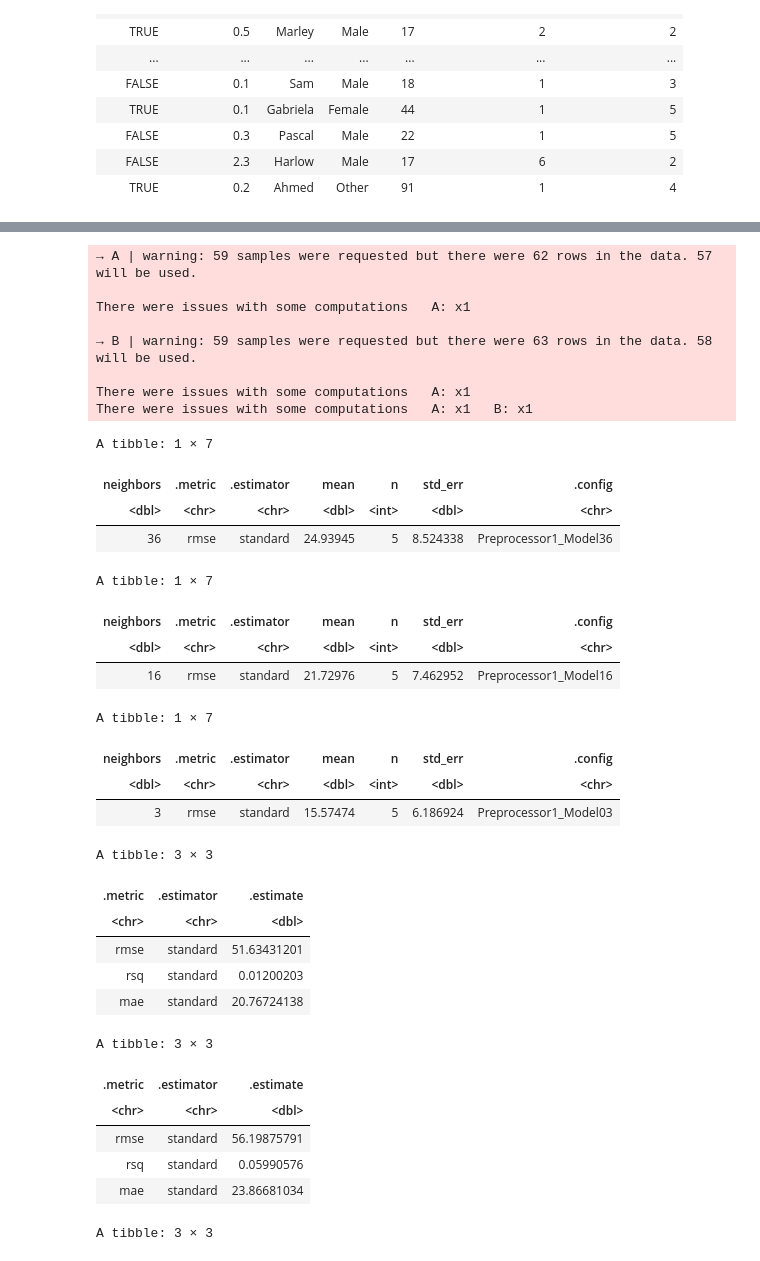
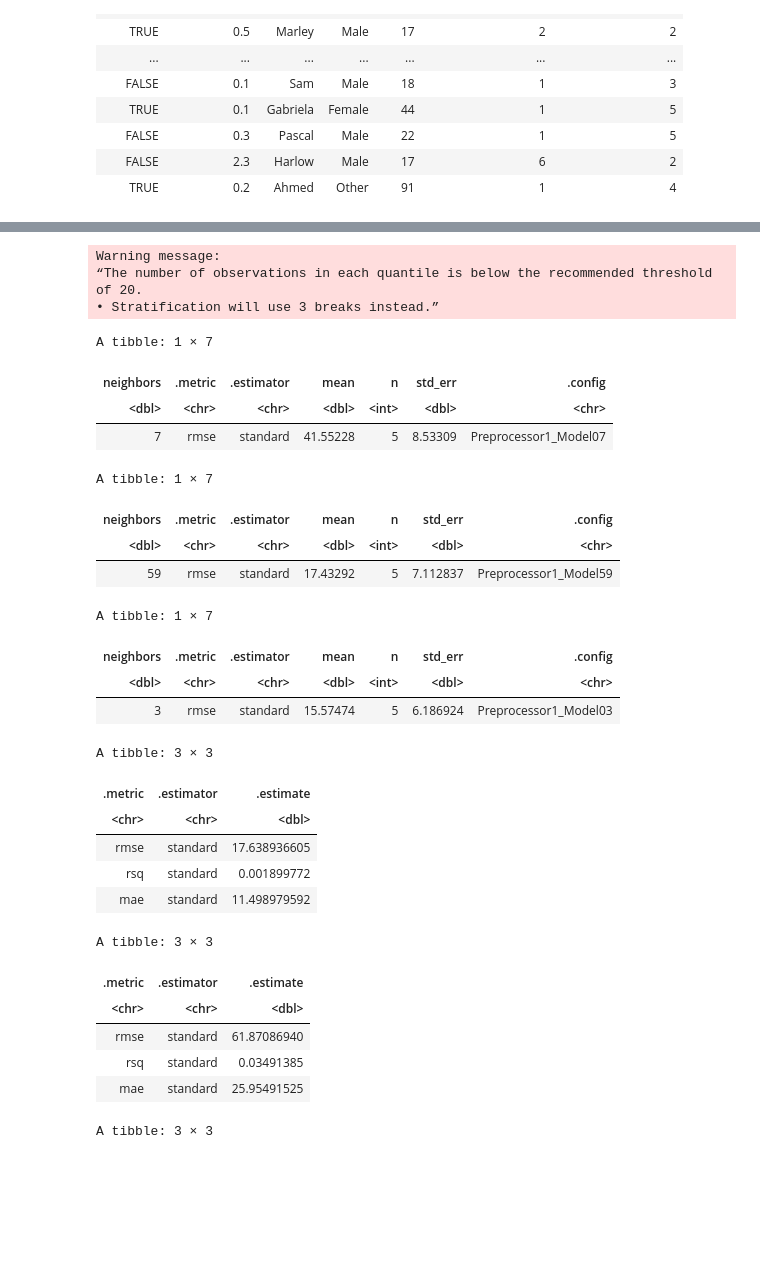
Before and after one commit to harpreeto6/Data_Science_Project, a Jupyter notebook: Minecraft_Analysis.ipynb, the cells around one changed output, grey strips where cells are left out. Saved outputs shown, nothing was run; the diff lists cells and outputs as text; code cells hidden in the pictures; blank space fills up the shorter version.

```diff
--- a/Minecraft_Analysis.ipynb
+++ b/Minecraft_Analysis.ipynb
@@ -168,10 +179,12 @@ Warning message:
 # %%
-merged_final_no_outliers <- merged_final |>
-                            filter(age < 89)
+merged_final <- ungroup(merged_final)
 
 merged_final <- merged_final |>
                             mutate(experience_numeric = as.numeric(experience_numeric))
 
+merged_final_no_outliers <- merged_final |>
+                            filter(age < 30, age>5)
+merged_final_no_outliers
 merged_final_age_split <- initial_split(merged_final_no_outliers, prop = .75, strata = age)
 hours_age_training <- training(merged_final_age_split)
 hours_age_testing <- testing(merged_final_age_split)
@@ -190,45 +223,40 @@ hours_sessions_testing <- testing(hours_sessions_split)
 # %%
 
 
-gridvals <- tibble(neighbors = seq(from = 1, to = 59, by = 1))
+gridvals <- tibble(neighbors = seq(from = 1, to = 20, by = 1))
 
 tune_spec <- nearest_neighbor(weight_func = "rectangular", neighbors = tune()) |>
       set_engine("kknn") |>
       set_mode("regression")
 
 # Tuning the model for predicting played_hours from age to find best k
 hours_age_vfold <- vfold_cv(hours_age_training,v = 5, strata = age)
 
 hours_age_recipe <- recipe(played_hours ~ age, data = hours_age_training) |>
       step_scale(all_predictors()) |>
       step_center(all_predictors())
 
 hours_age_workflow <- workflow() |>
                     add_recipe(hours_age_recipe) |>
                     add_model(tune_spec)
 
 hours_age_results <- hours_age_workflow |>
                     tune_grid(resamples = hours_age_vfold, grid = gridvals) |>
                     collect_metrics()
 
 hours_age_min <- hours_age_results |>
    filter(.metric == "rmse") |>
    slice_min(mean,n= 1)
 
 hours_age_min
 # %% [output]
-→ A | warning: 59 samples were requested but there were 62 rows in the data. 57 will be used.
-
-There were issues with some computations   A: x1
-
-→ B | warning: 59 samples were requested but there were 63 rows in the data. 58 will be used.
-
-There were issues with some computations   A: x1
-There were issues with some computations   A: x1   B: x1
+Warning message:
+“The number of observations in each quantile is below the recommended threshold of 20.
+• Stratification will use 3 breaks instead.”
 A tibble: 1 × 7
 | neighbors | .metric | .estimator | mean | n | std_err | .config |
 | <dbl> | <chr> | <chr> | <dbl> | <int> | <dbl> | <chr> |
-| 36 | rmse | standard | 24.93945 | 5 | 8.524338 | Preprocessor1_Model36 |
+| 7 | rmse | standard | 41.55228 | 5 | 8.53309 | Preprocessor1_Model07 |
 # %%
 
 # Tuning the model for predicting played_hours from experience to find best k
@@ -258,7 +286,7 @@ hours_experience_min
 A tibble: 1 × 7
 | neighbors | .metric | .estimator | mean | n | std_err | .config |
 | <dbl> | <chr> | <chr> | <dbl> | <int> | <dbl> | <chr> |
-| 16 | rmse | standard | 21.72976 | 5 | 7.462952 | Preprocessor1_Model16 |
+| 59 | rmse | standard | 17.43292 | 5 | 7.112837 | Preprocessor1_Model59 |
 # %%
 # Tuning the model for predicting played_hours from number_of_sessions to find best k
 
@@ -310,9 +338,9 @@ hours_age_summary
 A tibble: 3 × 3
 | .metric | .estimator | .estimate |
 | <chr> | <chr> | <dbl> |
-| rmse | standard | 51.63431201 |
-| rsq | standard | 0.01200203 |
-| mae | standard | 20.76724138 |
+| rmse | standard | 17.638936605 |
+| rsq | standard | 0.001899772 |
+| mae | standard | 11.498979592 |
 # %%
 k_min_experience <- hours_experience_min |>
          pull(neighbors)
@@ -336,9 +364,9 @@ hours_experience_summary
 A tibble: 3 × 3
 | .metric | .estimator | .estimate |
 | <chr> | <chr> | <dbl> |
-| rmse | standard | 56.19875791 |
-| rsq | standard | 0.05990576 |
-| mae | standard | 23.86681034 |
+| rmse | standard | 61.87086940 |
+| rsq | standard | 0.03491385 |
+| mae | standard | 25.95491525 |
 # %%
 k_min_sessions <- hours_sessions_min |> pull(neighbors)
 
```
Also changed, not shown: parts of 3 cells of this notebook.
